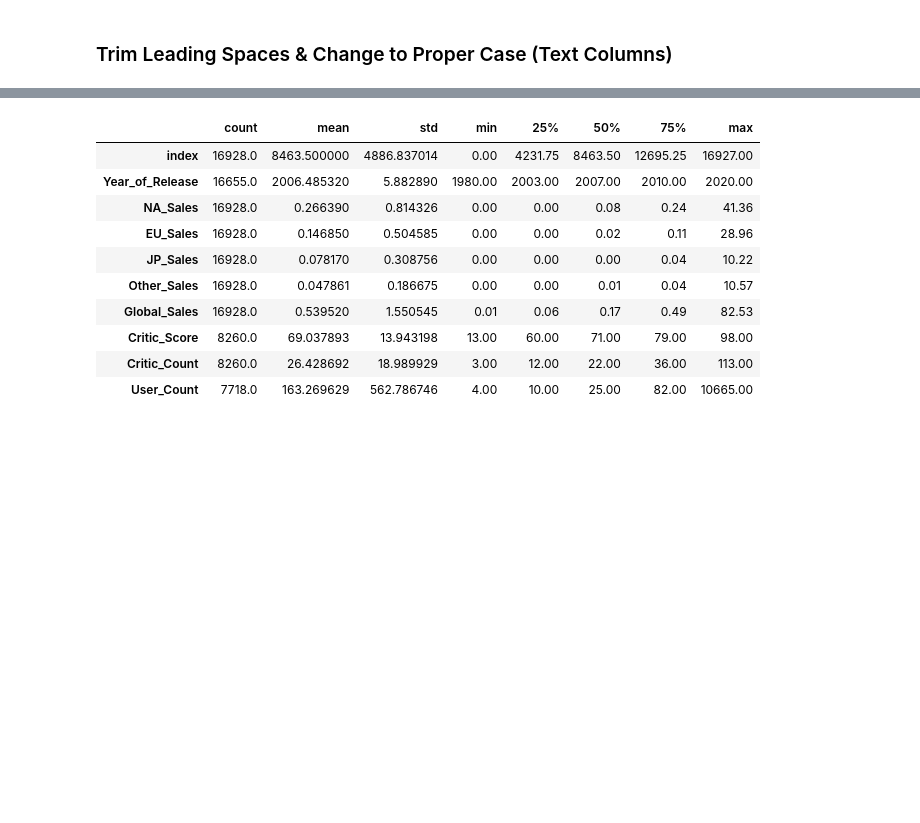
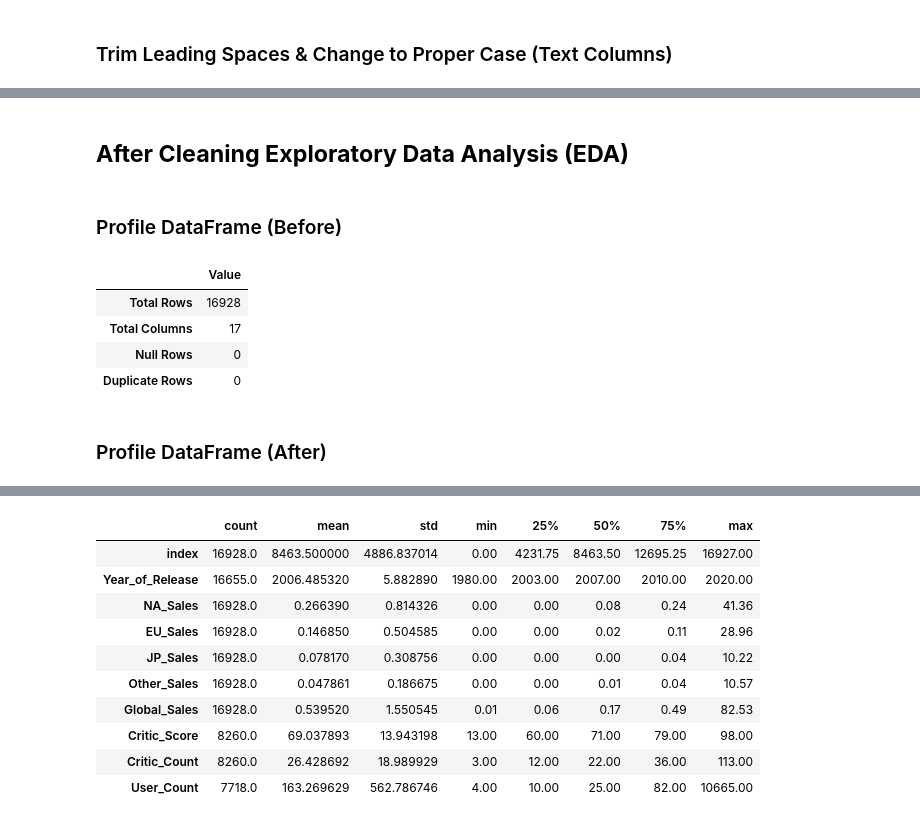
Before and after one commit to renan-peres/mfin-python-data-analysts, a Jupyter notebook: Final - Renan Peres.ipynb, the cells around one changed output, grey strips where cells are left out. Drawn from its saved outputs; the diff is of its cells as text; code cells hidden in the pictures; blank space fills up the shorter version.

```diff
--- a/Final - Renan Peres.ipynb
+++ b/Final - Renan Peres.ipynb
@@ -158,0 +208,14 @@ for col in df.select_dtypes(include=['object']).columns:
+# %% [markdown]
+## **After Cleaning Exploratory Data Analysis (EDA)**
+# %% [markdown]
+### Profile DataFrame (Before)
+# %%
+display(profile_table(df))
+# %% [output]
+|  | Value |
+| Total Rows | 16928 |
+| Total Columns | 17 |
+| Null Rows | 0 |
+| Duplicate Rows | 0 |
+# %% [markdown]
+### Profile DataFrame (After)
```
Also changed, not shown: parts of 37 cells of this notebook.
